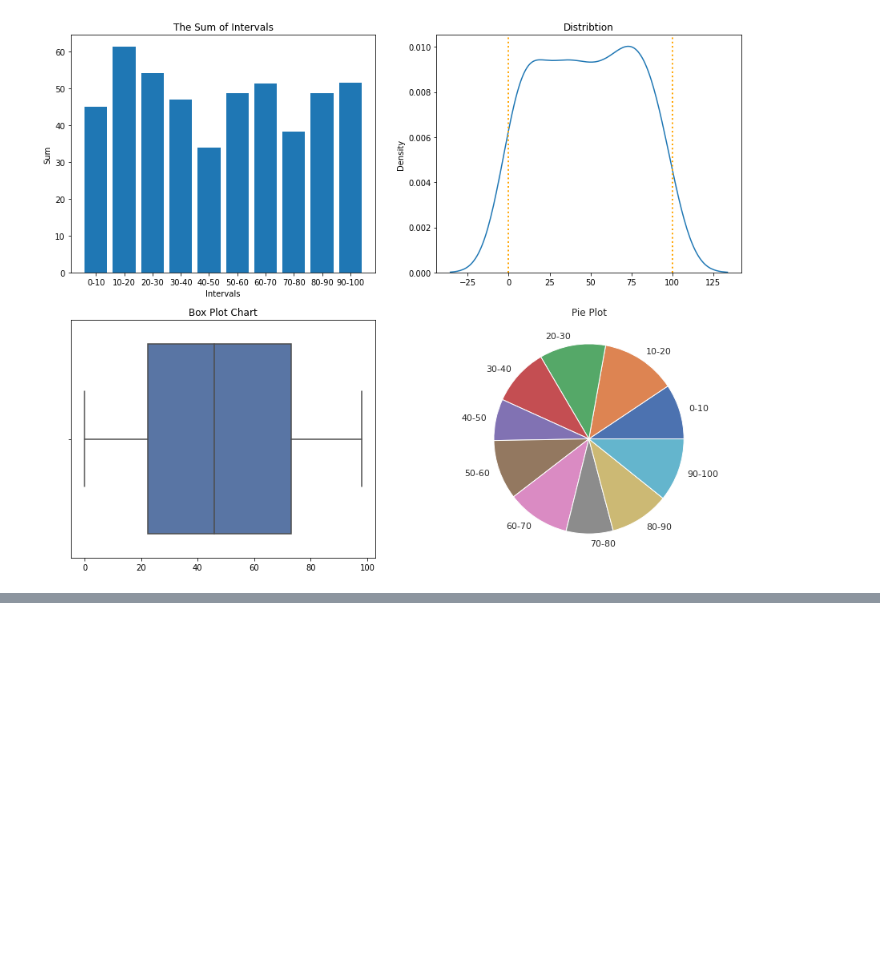
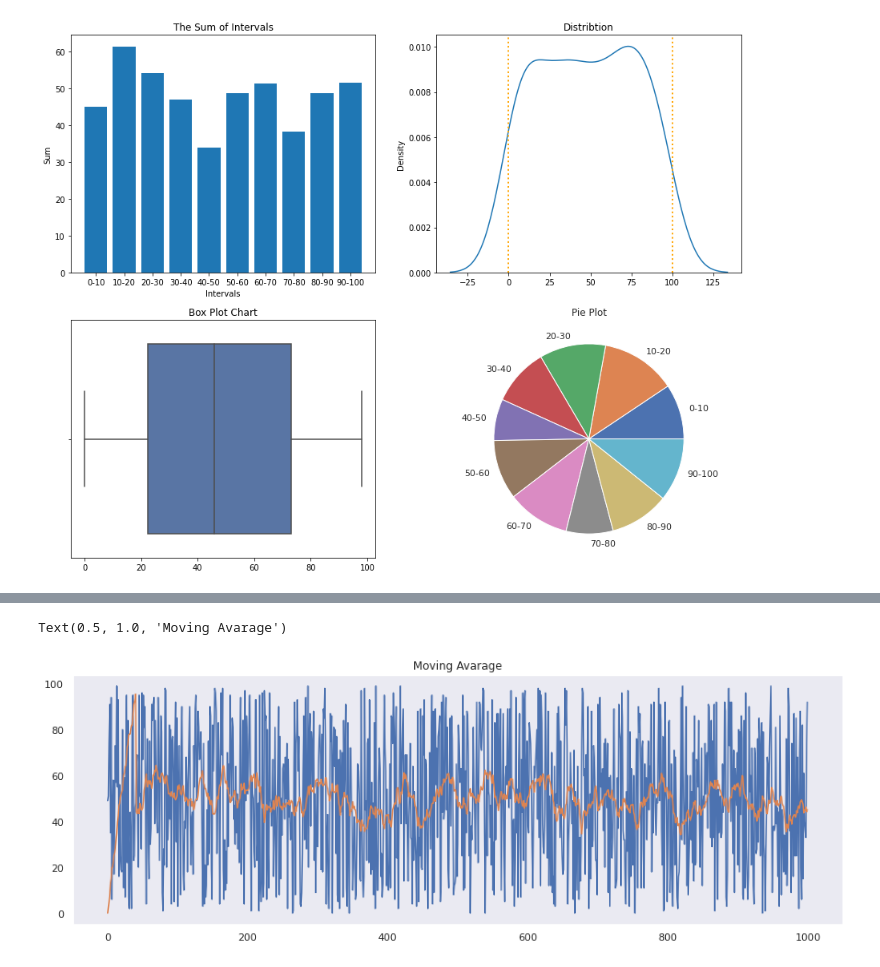
Before and after one commit to barauna-lo/Computational_Statistics, a Jupyter notebook: CAP_417_3_HandsOn_01.ipynb, the cells around one changed output, grey strips where cells are left out. Cells and saved outputs as stored; diff of their text form; code cells hidden in the pictures; blank space fills up the shorter version.

```diff
--- a/CAP_417_3_HandsOn_01.ipynb
+++ b/CAP_417_3_HandsOn_01.ipynb
@@ -345,0 +408,26 @@ plt.show()
+# %%
+#Geneting the 1000 points data
+from random import randrange
+thousand_sequence = []
+for i in range(0,1000): thousand_sequence.append(randrange(100))
+# %%
+moving_avarage = []
+
+step = 20
+
+#Converting the list type for a numpy array
+thousand_sequence = np.array(thousand_sequence)
+
+for i in range(len(thousand_sequence)):
+  moving_avarage.append(sum(thousand_sequence[i-step if i-step > step else 0 :i])/step)
+# %%
+from IPython.core.pylabtools import figsize
+fig = figsize(15,5)
+plt.plot(thousand_sequence)
+plt.plot(moving_avarage)
+plt.title('Moving Avarage')
+plt.xlabel('Number of Points')
+plt.ylabel('')
+# %% [output]
+Text(0.5, 1.0, 'Moving Avarage')
+[figure, added]
```
Also changed, not shown: parts of 13 cells of this notebook.
